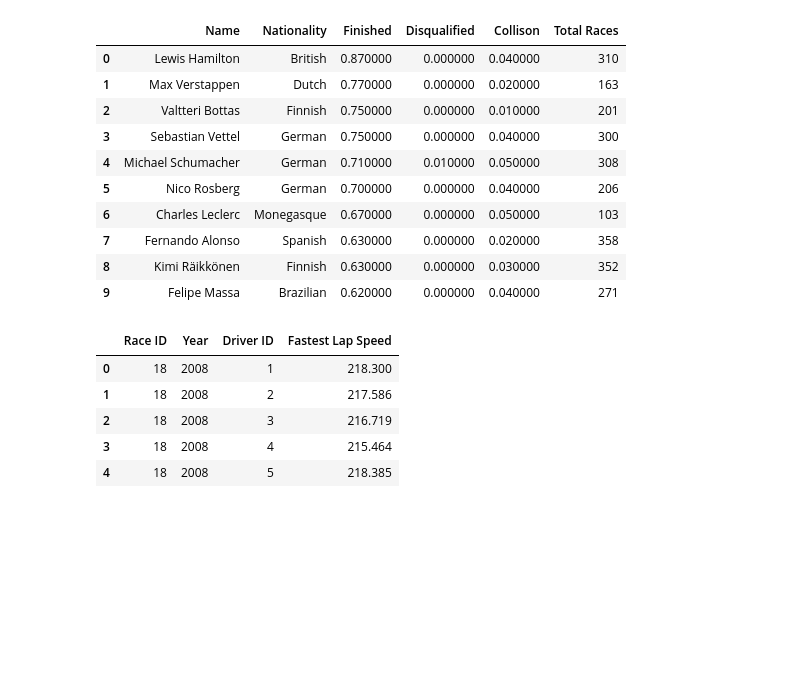
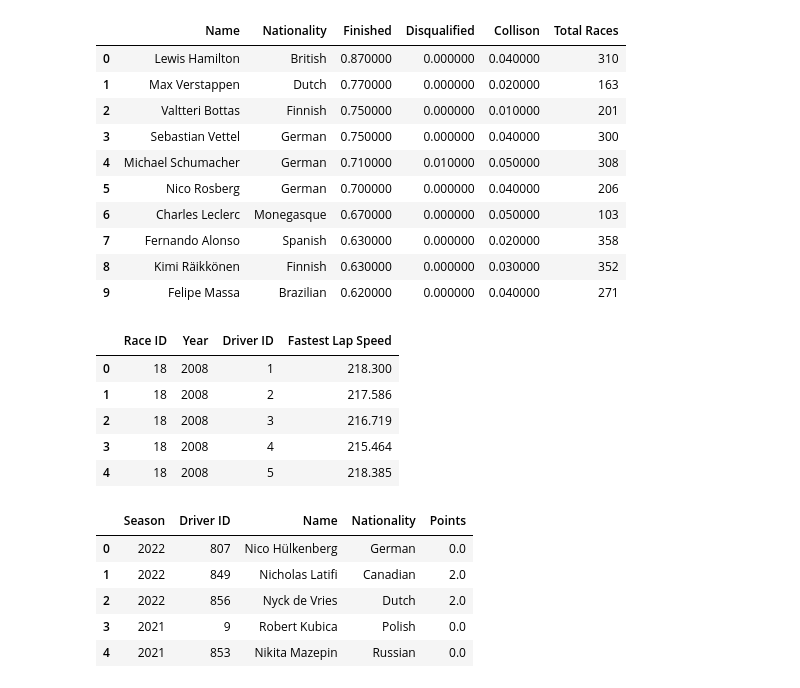
Before and after one commit to JuanGouveia/Final-Project, a Jupyter notebook: SQL/sql_queries.ipynb, the cells around one changed output. Drawn from its saved outputs; the diff is of its cells as text; code cells hidden in the pictures; blank space fills up the shorter version.

```diff
--- a/SQL/sql_queries.ipynb
+++ b/SQL/sql_queries.ipynb
@@ -251,3 +252,31 @@ datos.head()
 | 2 | 18 | 2008 | 3 | 216.719 |
 | 3 | 18 | 2008 | 4 | 215.464 |
 | 4 | 18 | 2008 | 5 | 218.385 |
+# %%
+query = '''
+
+SELECT races.year AS 'Season', drivers.driverId AS 'Driver ID', CONCAT(drivers.forename, ' ', drivers.surname) AS 'Name',
+drivers.nationality AS 'Nationality', SUM(results.points) AS 'Points'
+FROM results
+JOIN drivers
+ON results.driverId = drivers.driverId
+JOIN races
+ON results.raceId = races.raceId
+
+GROUP BY races.year, drivers.driverId, CONCAT(drivers.forename, ' ', drivers.surname), drivers.nationality
+HAVING SUM(results.points) = MAX(results.points)
+ORDER BY races.year DESC
+
+;
+'''
+
+datos = pd.read_sql(query, cursor)
+
+datos.head()
+# %% [output]
+|  | Season | Driver ID | Name | Nationality | Points |
+| 0 | 2022 | 807 | Nico Hülkenberg | German | 0.0 |
+| 1 | 2022 | 849 | Nicholas Latifi | Canadian | 2.0 |
+| 2 | 2022 | 856 | Nyck de Vries | Dutch | 2.0 |
+| 3 | 2021 | 9 | Robert Kubica | Polish | 0.0 |
+| 4 | 2021 | 853 | Nikita Mazepin | Russian | 0.0 |
```
Also changed, not shown: parts of 1 cell of this notebook, 7 other files.
